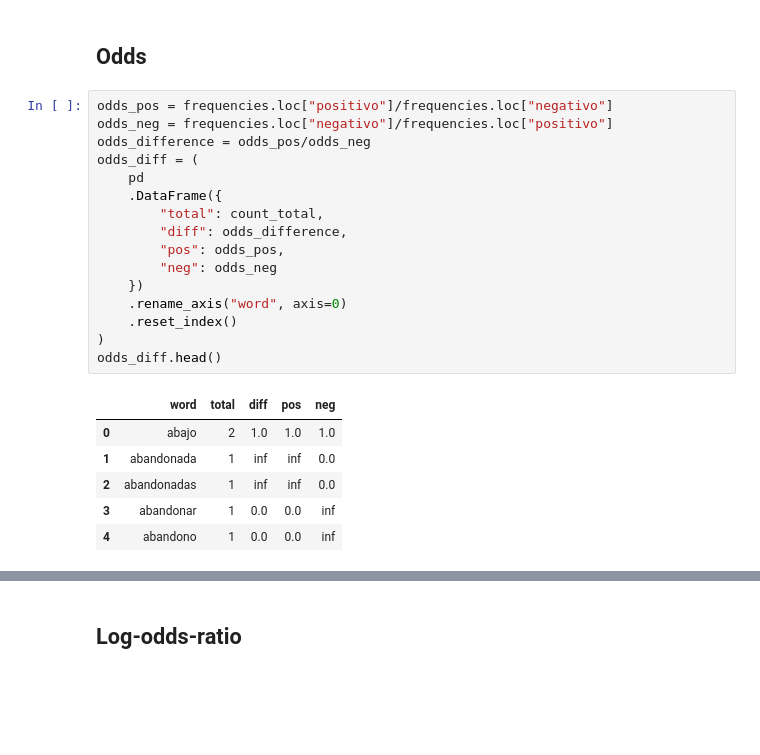
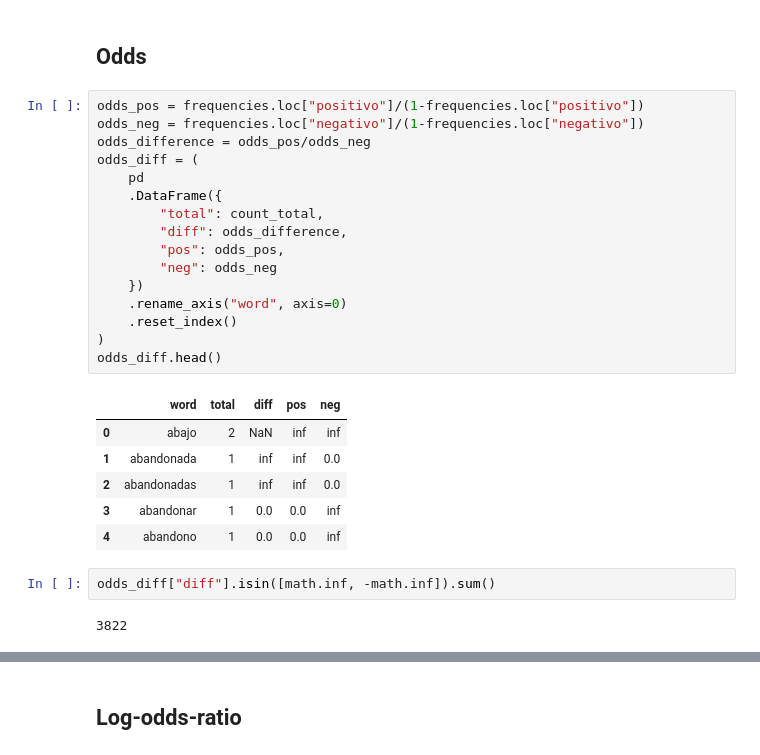
Before and after one commit to macfernandez/eddc-specialization-project, a Jupyter notebook: notebooks/03-methods-statistic.ipynb, the cells around one changed output, grey strips where cells are left out. Saved outputs shown, nothing was run; the diff lists cells and outputs as text; blank space fills up the shorter version.

```diff
--- a/notebooks/03-methods-statistic.ipynb
+++ b/notebooks/03-methods-statistic.ipynb
@@ -152,25 +226,29 @@ proportions_wo_stopwords.head()
 # %% [markdown]
 ## Odds
 # %%
-odds_pos = frequencies.loc["positivo"]/frequencies.loc["negativo"]
-odds_neg = frequencies.loc["negativo"]/frequencies.loc["positivo"]
+odds_pos = frequencies.loc["positivo"]/(1-frequencies.loc["positivo"])
+odds_neg = frequencies.loc["negativo"]/(1-frequencies.loc["negativo"])
 odds_difference = odds_pos/odds_neg
 odds_diff = (
     pd
     .DataFrame({
         "total": count_total,
         "diff": odds_difference,
         "pos": odds_pos,
         "neg": odds_neg
     })
     .rename_axis("word", axis=0)
     .reset_index()
 )
 odds_diff.head()
 # %% [output]
 |  | word | total | diff | pos | neg |
-| 0 | abajo | 2 | 1.0 | 1.0 | 1.0 |
+| 0 | abajo | 2 | NaN | inf | inf |
 | 1 | abandonada | 1 | inf | inf | 0.0 |
 | 2 | abandonadas | 1 | inf | inf | 0.0 |
 | 3 | abandonar | 1 | 0.0 | 0.0 | inf |
 | 4 | abandono | 1 | 0.0 | 0.0 | inf |
+# %%
+odds_diff["diff"].isin([math.inf, -math.inf]).sum()
+# %% [output]
+3822
```
Also changed, not shown: parts of 19 cells of this notebook.
